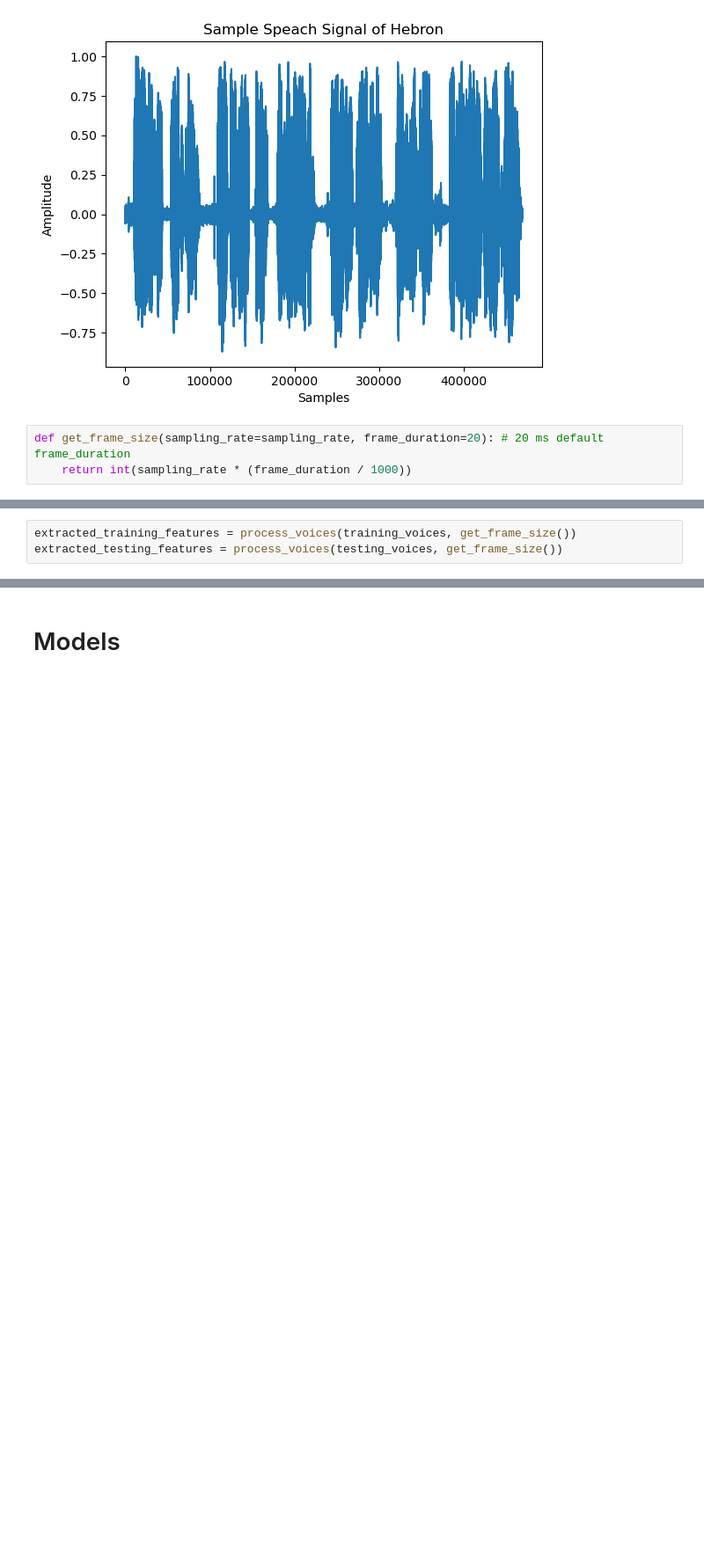
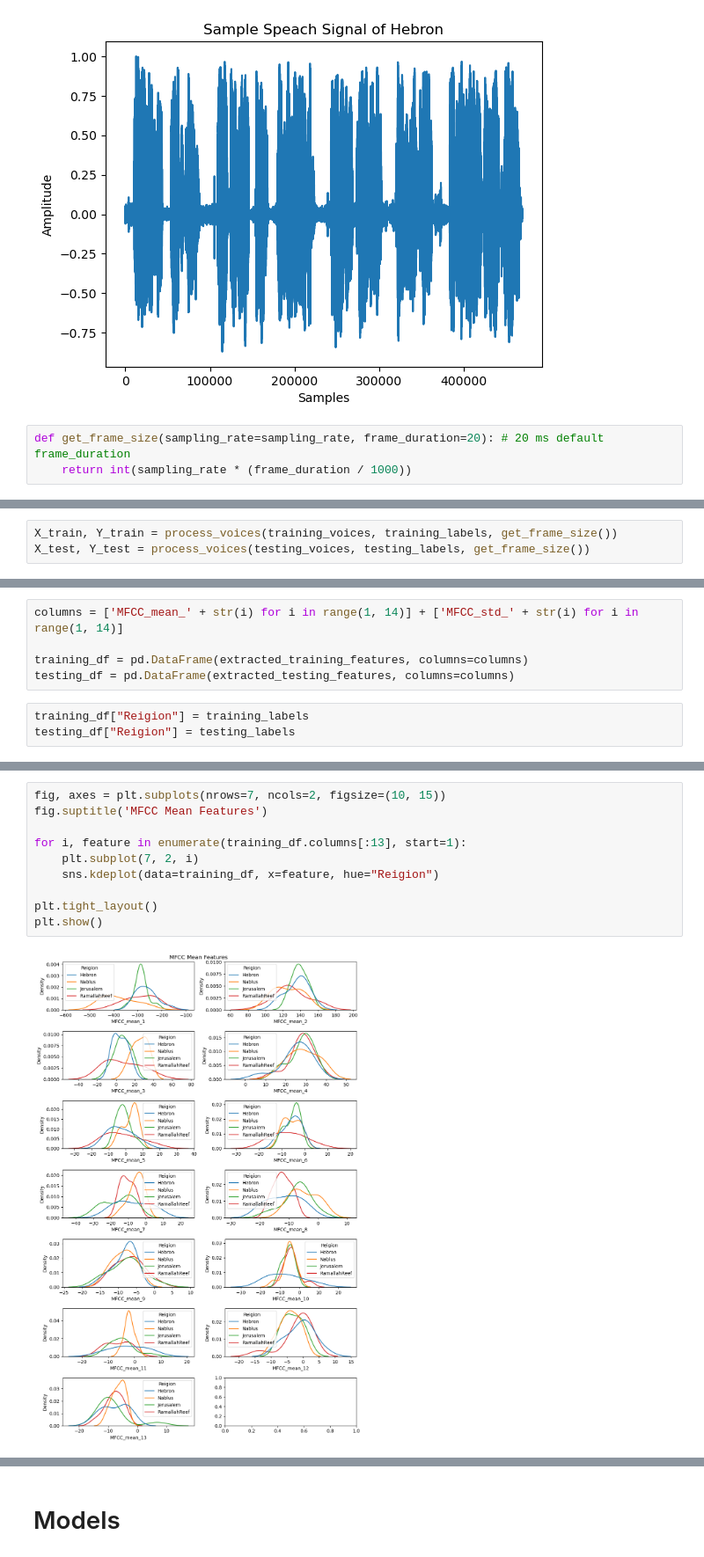
Before and after one commit to MahmoudKH02/Accent-Recognition_Model, a Jupyter notebook: Spoken_Project.ipynb, the cells around one changed output, grey strips where cells are left out. Shown: that part at 88% size. Drawn from its saved outputs; the diff is of its cells as text; blank space fills up the shorter version.

Commit message:
Taking All Frames as Data Points

```diff
--- a/Spoken_Project.ipynb
+++ b/Spoken_Project.ipynb
@@ -93,3 +104,3 @@ def process_voices(audio_voices, frame_size, sr=sampling_rate, n_mfcc=13):
 # %%
-extracted_training_features = process_voices(training_voices, get_frame_size())
-extracted_testing_features = process_voices(testing_voices, get_frame_size())
+X_train, Y_train = process_voices(training_voices, training_labels, get_frame_size())
+X_test, Y_test = process_voices(testing_voices, testing_labels, get_frame_size())
@@ -105,0 +127,8 @@ array([-275.8      ,  145.41255  ,   -3.2128282,   26.725151 ,
+# %%
+columns = ['MFCC_mean_' + str(i) for i in range(1, 14)] + ['MFCC_std_' + str(i) for i in range(1, 14)]
+
+training_df = pd.DataFrame(extracted_training_features, columns=columns)
+testing_df = pd.DataFrame(extracted_testing_features, columns=columns)
+# %%
+training_df["Reigion"] = training_labels
+testing_df["Reigion"] = testing_labels
@@ -106,3 +160,15 @@ array([-275.8      ,  145.41255  ,   -3.2128282,   26.725151 ,
+# %%
+fig, axes = plt.subplots(nrows=7, ncols=2, figsize=(10, 15))
+fig.suptitle('MFCC Mean Features')
+
+for i, feature in enumerate(training_df.columns[:13], start=1):
+    plt.subplot(7, 2, i)
+    sns.kdeplot(data=training_df, x=feature, hue="Reigion")
+
+plt.tight_layout()
+plt.show()
+# %% [output]
+[figure, added]
 # %%
 scaler = StandardScaler()
 
```
Also changed, not shown: parts of 9 cells of this notebook.
